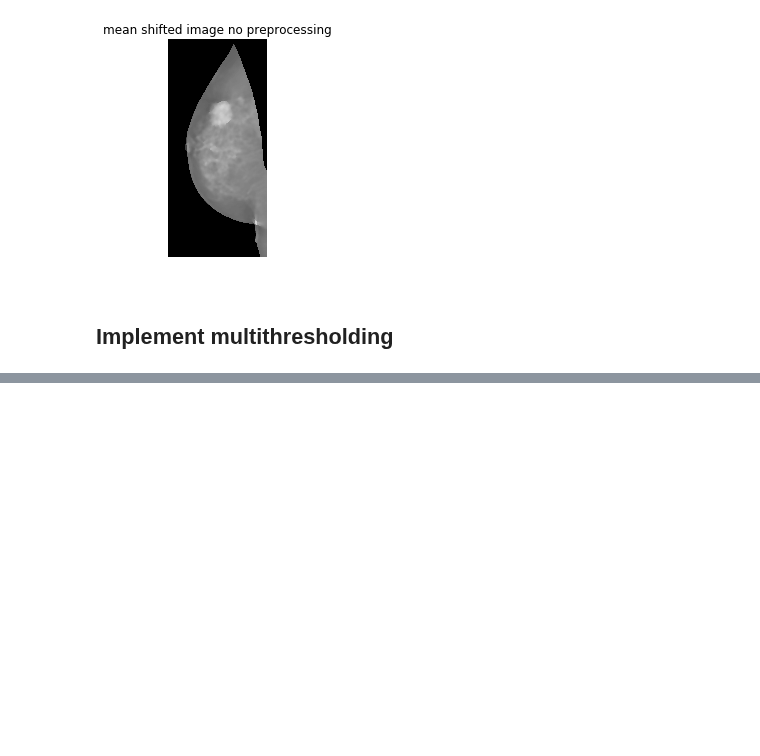
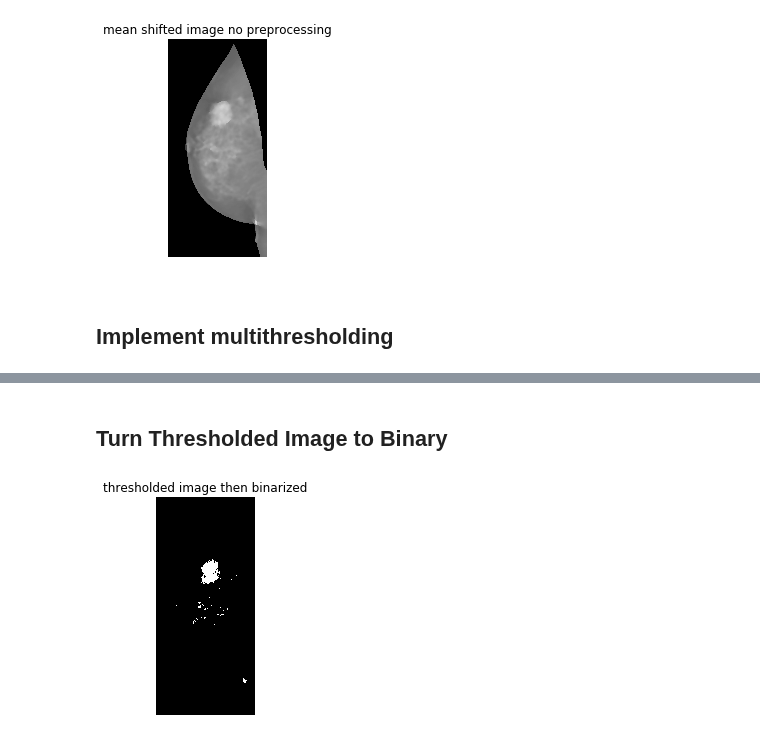
Before and after one commit to OlehKSS/IMMAS, a Jupyter notebook: examples/Segmentation_Testing.ipynb, the cells around one changed output, grey strips where cells are left out. Cells and saved outputs as stored; diff of their text form; code cells hidden in the pictures; blank space fills up the shorter version.

```diff
--- a/examples/Segmentation_Testing.ipynb
+++ b/examples/Segmentation_Testing.ipynb
@@ -56,0 +58,7 @@ show_image_plt(thresh, 'thresholded image no preprocessing')
+# %% [markdown]
+## Turn Thresholded Image to Binary
+# %%
+binary = segmentation.thresh_to_binary(thresh_clahe)
+show_image_plt(binary, 'thresholded image then binarized')
+# %% [output]
+[figure, added]
```
Also changed, not shown: parts of 3 cells of this notebook, 3 other files.
